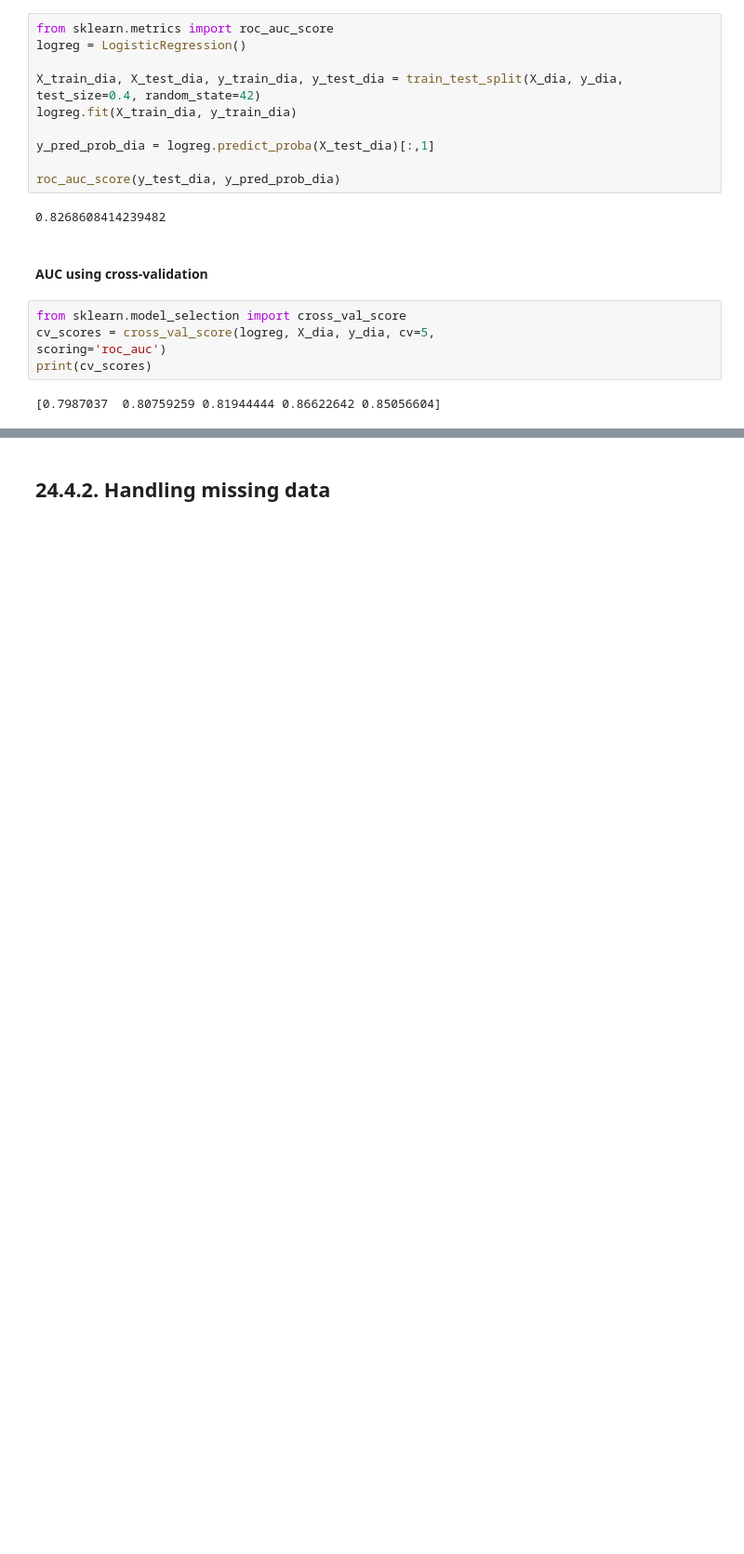
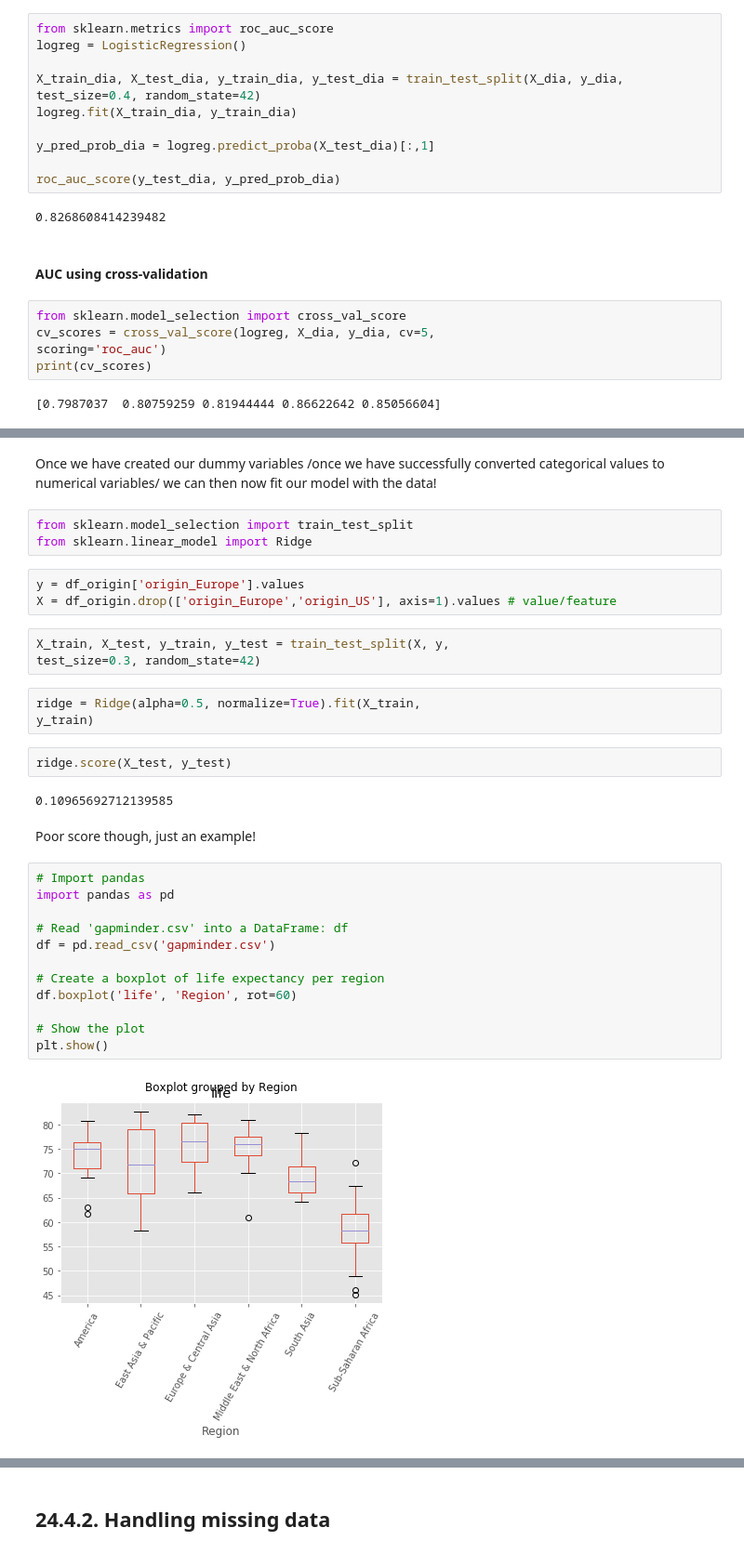
Before and after one commit to BeTKH/DataScieneinPython, a Jupyter notebook: 24. Supervised learning with Sikit learn.ipynb, the cells around one changed output, grey strips where cells are left out. Shown at 93% size. Drawn from its saved outputs; the diff is of its cells as text; blank space fills up the shorter version.

```diff
--- a/24. Supervised learning with Sikit learn.ipynb
+++ b/24. Supervised learning with Sikit learn.ipynb
@@ -1243,0 +1547,34 @@ print(cv_scores)
+# %% [markdown]
+Once we have created our dummy variables /once we have successfully converted categorical values to numerical variables/ we can then now fit our model with the data!
+# %%
+from sklearn.model_selection import train_test_split
+from sklearn.linear_model import Ridge
+# %%
+y = df_origin['origin_Europe'].values
+X = df_origin.drop(['origin_Europe','origin_US'], axis=1).values # value/feature
+# %%
+X_train, X_test, y_train, y_test = train_test_split(X, y,
+test_size=0.3, random_state=42)
+# %%
+ridge = Ridge(alpha=0.5, normalize=True).fit(X_train,
+y_train)
+# %%
+ridge.score(X_test, y_test)
+# %% [output]
+0.10965692712139585
+# %% [markdown]
+Poor score though, just an example!
+# %%
+# Import pandas
+import pandas as pd
+
+# Read 'gapminder.csv' into a DataFrame: df
+df = pd.read_csv('gapminder.csv')
+
+# Create a boxplot of life expectancy per region
+df.boxplot('life', 'Region', rot=60)
+
+# Show the plot
+plt.show()
+# %% [output]
+[figure, added]
```
Also changed, not shown: parts of 84 cells of this notebook, 1 other file.
